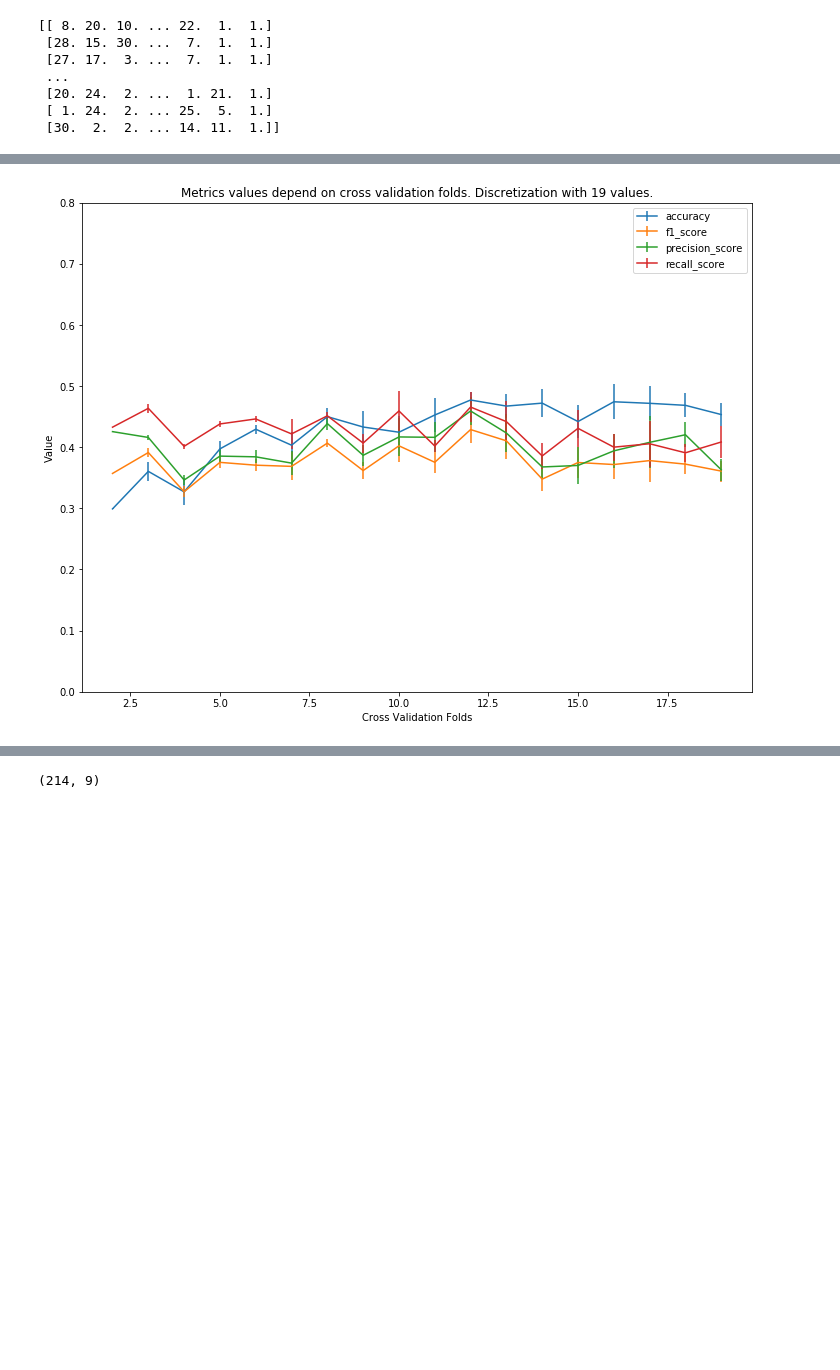
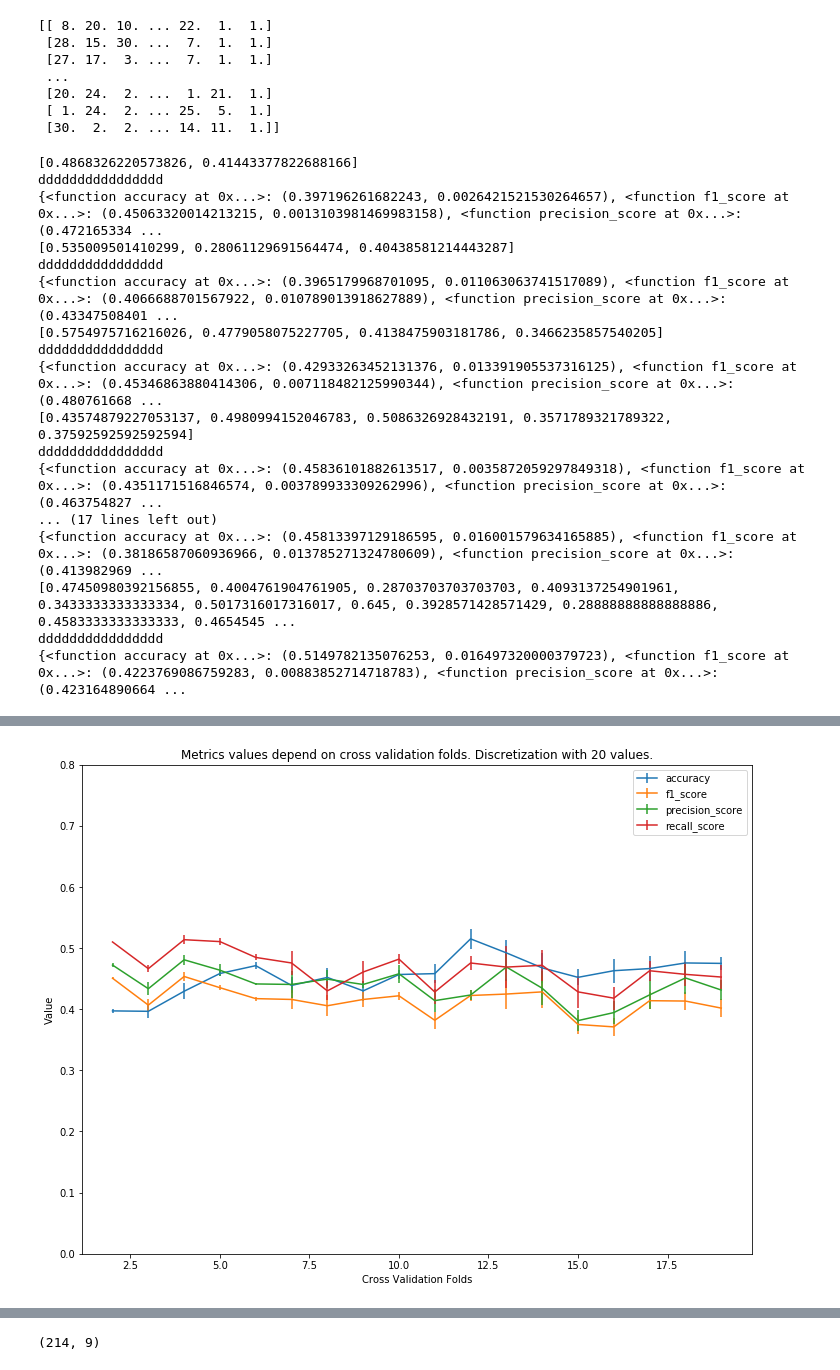
Before and after one commit to PiotrGrzybowski/InductiveDataAnalysis, a Jupyter notebook: data/notebooks/Plotting.ipynb, the cells around one changed output, grey strips where cells are left out. Cells and saved outputs as stored; diff of their text form; code cells hidden in the pictures; blank space fills up the shorter version.

```diff
--- a/data/notebooks/Plotting.ipynb
+++ b/data/notebooks/Plotting.ipynb
@@ -3,7 +3,6 @@ from sklearn.naive_bayes import GaussianNB, MultinomialNB
 from sklearn.utils import shuffle
 from sklearn.datasets import load_wine
 
-from data.scripts.load_data import load_glass, load_diabets
 import matplotlib.pyplot as plt
 from sklearn.metrics import recall_score, accuracy_score, f1_score, precision_score
 import pandas as pd
@@ -17,7 +16,6 @@ from sklearn.model_selection import (train_test_split, KFold , StratifiedKFold,
                                      cross_val_score, GridSearchCV,
                                      learning_curve, validation_curve)
 
-from Lab1.classification import model_selection, accuracy
 from sklearn.metrics import recall_score, accuracy_score, f1_score, precision_score
 from sklearn.model_selection import KFold
 from sklearn.naive_bayes import GaussianNB
@@ -25,6 +23,13 @@ from sklearn.datasets import load_wine
 from scipy.stats import boxcox
 from collections import Counter
 from sklearn.cluster import KMeans
+
+GLASS_ORIGIN = '/Users/Piotr/Workspace/DataScience/glass.data'
+
+def load_glass():
+    glass = pd.read_csv(GLASS_ORIGIN)
+    return {'data': glass[glass.columns.values[1:-1]].as_matrix(),
+            'target': glass[glass.columns.values[-1]].as_matrix()}
 
 def accuracy(y_true, y_pred, average):
     return accuracy_score(y_true, y_pred)
@@ -41,7 +46,6 @@ def get_metrics_dict(metrics):
 def model_selection(data, target, model, metrics, splits):
     x, y = shuffle(data, target)
     scores = get_metrics_dict(metrics)
-
     for train_index, test_index in KFold(n_splits=splits).split(x):
         x_test, x_train, y_test, y_train = split_data_set(x, y, train_index, test_index)
         y_prediction = model.fit(x_train, y_train).predict(x_test)
@@ -49,6 +53,9 @@ def model_selection(data, target, model, metrics, splits):
         for metric in metrics:
             scores[metric].append(metric(y_test, y_prediction, average='macro'))
 
+    print(scores[f1_score])
+    print("dddddddddddddddd")
+    print(calculate_mean_and_deviation_from_scores(metrics, scores))
     return calculate_mean_and_deviation_from_scores(metrics, scores)
 
 
@@ -115,7 +123,7 @@ print(data_means)
 scores = []
 folds = np.arange(2, 20)
 for i in folds:
-    scores.append(model_selection(data_means, data_set['target'], model, metrics, i))
+    scores.append(model_selection(data_set['data'], data_set['target'], model, metrics, i))
 
 for metric in metrics:
     means = [score[metric][0] for score in scores]
@@ -130,3 +138,20 @@ plt.ylabel("Value")
 plt.legend()
 plt.show()
 # %% [output]
+[0.4868326220573826, 0.41443377822688166]
+dddddddddddddddd
+{<function accuracy at 0x...>: (0.397196261682243, 0.0026421521530264657), <function f1_score at 0x...>: (0.45063320014213215, 0.0013103981469983158), <function precision_score at 0x...>: (0.472165334 ...
+[0.535009501410299, 0.28061129691564474, 0.40438581214443287]
+dddddddddddddddd
+{<function accuracy at 0x...>: (0.3965179968701095, 0.011063063741517089), <function f1_score at 0x...>: (0.4066688701567922, 0.010789013918627889), <function precision_score at 0x...>: (0.43347508401 ...
+[0.5754975716216026, 0.4779058075227705, 0.4138475903181786, 0.3466235857540205]
+dddddddddddddddd
+{<function accuracy at 0x...>: (0.42933263452131376, 0.013391905537316125), <function f1_score at 0x...>: (0.45346863880414306, 0.007118482125990344), <function precision_score at 0x...>: (0.480761668 ...
+[0.43574879227053137, 0.4980994152046783, 0.5086326928432191, 0.3571789321789322, 0.37592592592592594]
+dddddddddddddddd
+{<function accuracy at 0x...>: (0.45836101882613517, 0.0035872059297849318), <function f1_score at 0x...>: (0.4351171516846574, 0.003789933309262996), <function precision_score at 0x...>: (0.463754827 ...
+... (17 lines left out)
+{<function accuracy at 0x...>: (0.45813397129186595, 0.016001579634165885), <function f1_score at 0x...>: (0.38186587060936966, 0.013785271324780609), <function precision_score at 0x...>: (0.413982969 ...
+[0.47450980392156855, 0.4004761904761905, 0.28703703703703703, 0.4093137254901961, 0.3433333333333334, 0.5017316017316017, 0.645, 0.3928571428571429, 0.28888888888888886, 0.4583333333333333, 0.4654545 ...
+dddddddddddddddd
+{<function accuracy at 0x...>: (0.5149782135076253, 0.016497320000379723), <function f1_score at 0x...>: (0.4223769086759283, 0.00883852714718783), <function precision_score at 0x...>: (0.423164890664 ...
@@ -133,4 +175,4 @@ plt.show()
-[figure, old version]
+[figure, new version]
 # %%
 tables = pd.DataFrame(columns=['{}-F'.format(k) for k in folds], index=['accuracy','f1_score','precission', 'recall'])
 
```
Also changed, not shown: parts of 2 cells of this notebook.
